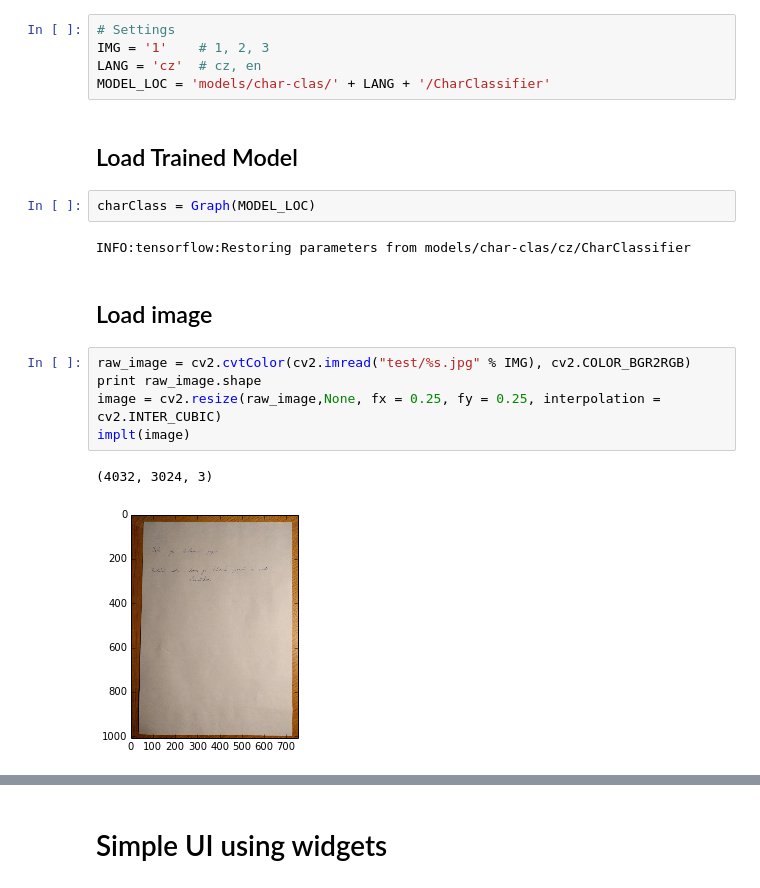
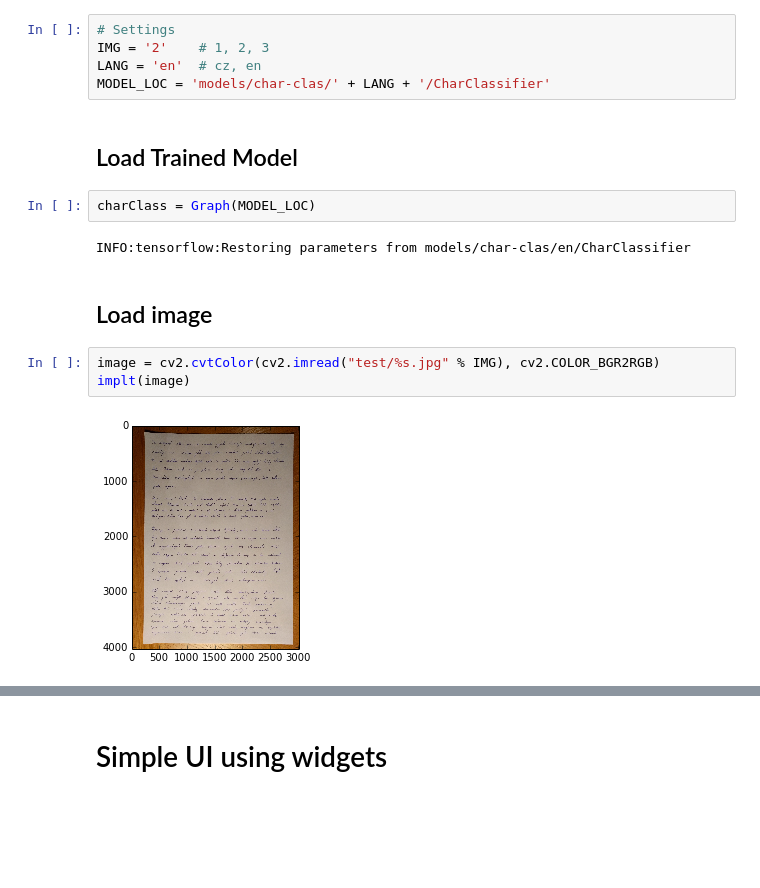
Before and after one commit to Aniket025/Medical-Prescription-OCR, a Jupyter notebook: Model-1/OCR.ipynb, the cells around one changed output, grey strips where cells are left out. Cells and saved outputs as stored; diff of their text form; blank space fills up the shorter version.

```diff
--- a/Model-1/OCR.ipynb
+++ b/Model-1/OCR.ipynb
@@ -28,25 +24,22 @@ INFO:tensorflow:Restoring parameters from models/gap-clas/RNN/Bi-RNN-new
 ### Global Variables
 # %%
 # Settings
-IMG = '1'    # 1, 2, 3
-LANG = 'cz'  # cz, en
+IMG = '2'    # 1, 2, 3
+LANG = 'en'  # cz, en
 MODEL_LOC = 'models/char-clas/' + LANG + '/CharClassifier'
 # %% [markdown]
 ## Load Trained Model
 # %%
 charClass = Graph(MODEL_LOC)
 # %% [output]
-INFO:tensorflow:Restoring parameters from models/char-clas/cz/CharClassifier
+INFO:tensorflow:Restoring parameters from models/char-clas/en/CharClassifier
 # %% [markdown]
 ## Load image
 # %%
-raw_image = cv2.cvtColor(cv2.imread("test/%s.jpg" % IMG), cv2.COLOR_BGR2RGB)
-print raw_image.shape
-image = cv2.resize(raw_image,None, fx = 0.25, fy = 0.25, interpolation = cv2.INTER_CUBIC)
+image = cv2.cvtColor(cv2.imread("test/%s.jpg" % IMG), cv2.COLOR_BGR2RGB)
 implt(image)
 # %% [output]
-(4032, 3024, 3)
-[figure, old version]
+[figure, new version]
 # %%
 # Crop image and get bounding boxes
 crop = page.detection(image)
```
Also changed, not shown: parts of 6 cells of this notebook, 20 other files.
